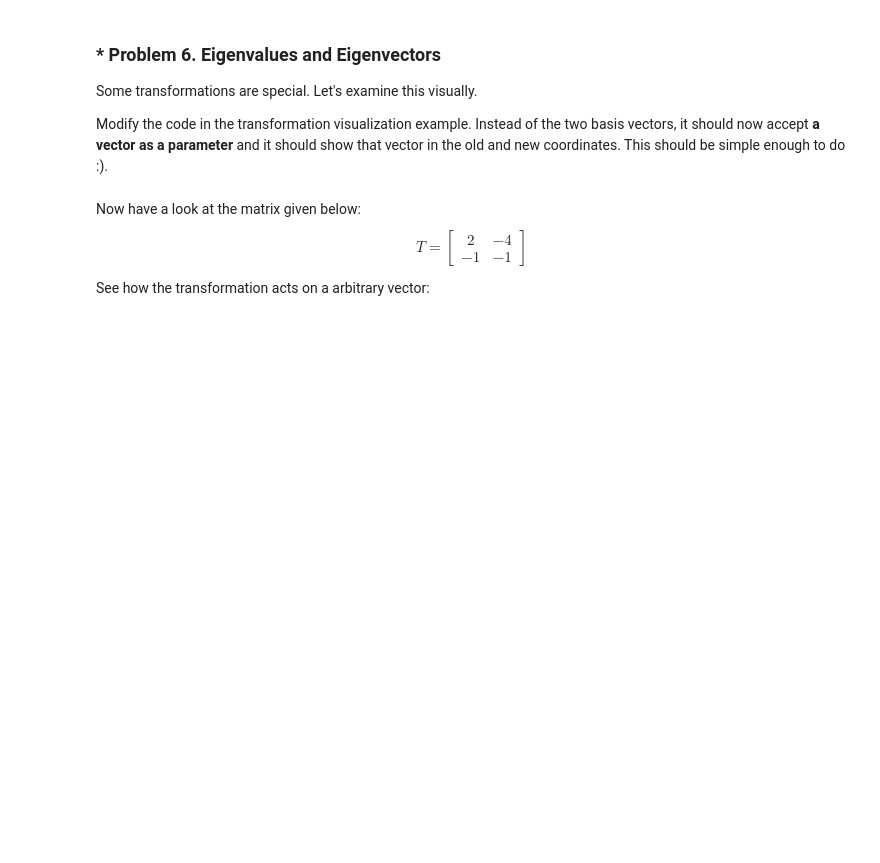
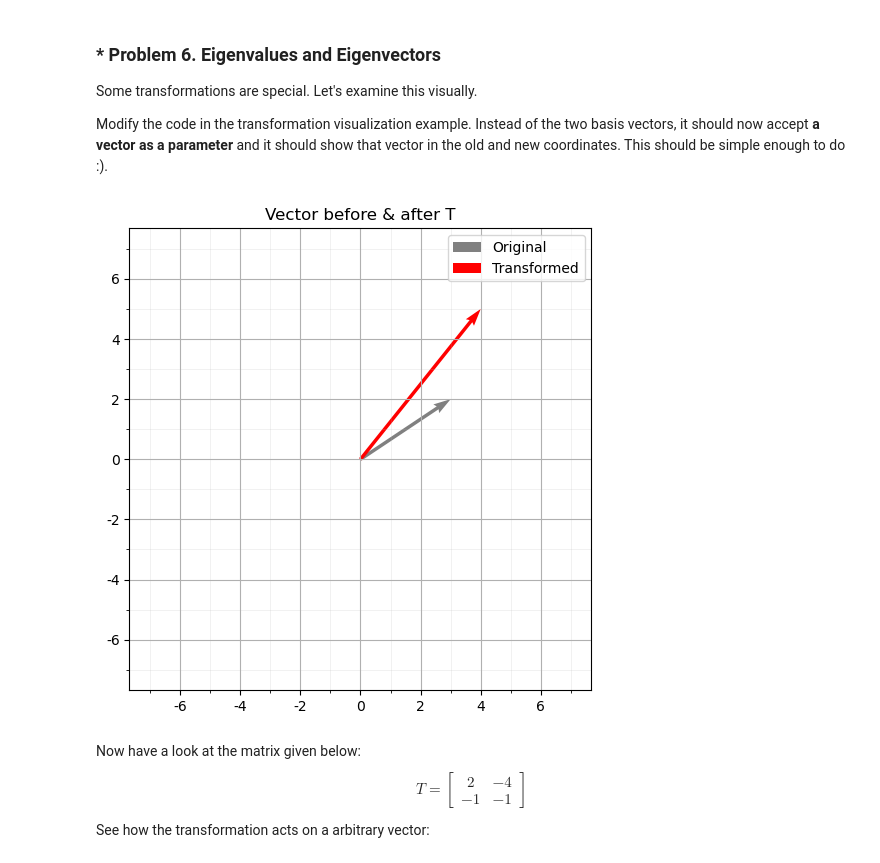
Before and after one commit to i11g/Linear-Algebra, a Jupyter notebook: Linear Algebra Exercise.ipynb, the cells around one changed output. Saved outputs shown, nothing was run; the diff lists cells and outputs as text; code cells hidden in the pictures; blank space fills up the shorter version.

```diff
--- a/Linear Algebra Exercise.ipynb
+++ b/Linear Algebra Exercise.ipynb
@@ -894,3 +903,14 @@ def visualize_transformed_vector(matrix, vec, title):
+# %%
+matrix = np.array([
+    [2, -1],
+    [1,  1]
+])
+
+vec = [3, 2]
+
+visualize_transformed_vector(matrix, vec, title="Vector before & after T")
+# %% [output]
+[figure, added]
 # %% [markdown]
 Now have a look at the matrix given below:
 $$ T = \begin{bmatrix}
```
Also changed, not shown: parts of 10 cells of this notebook, 4 other files.
